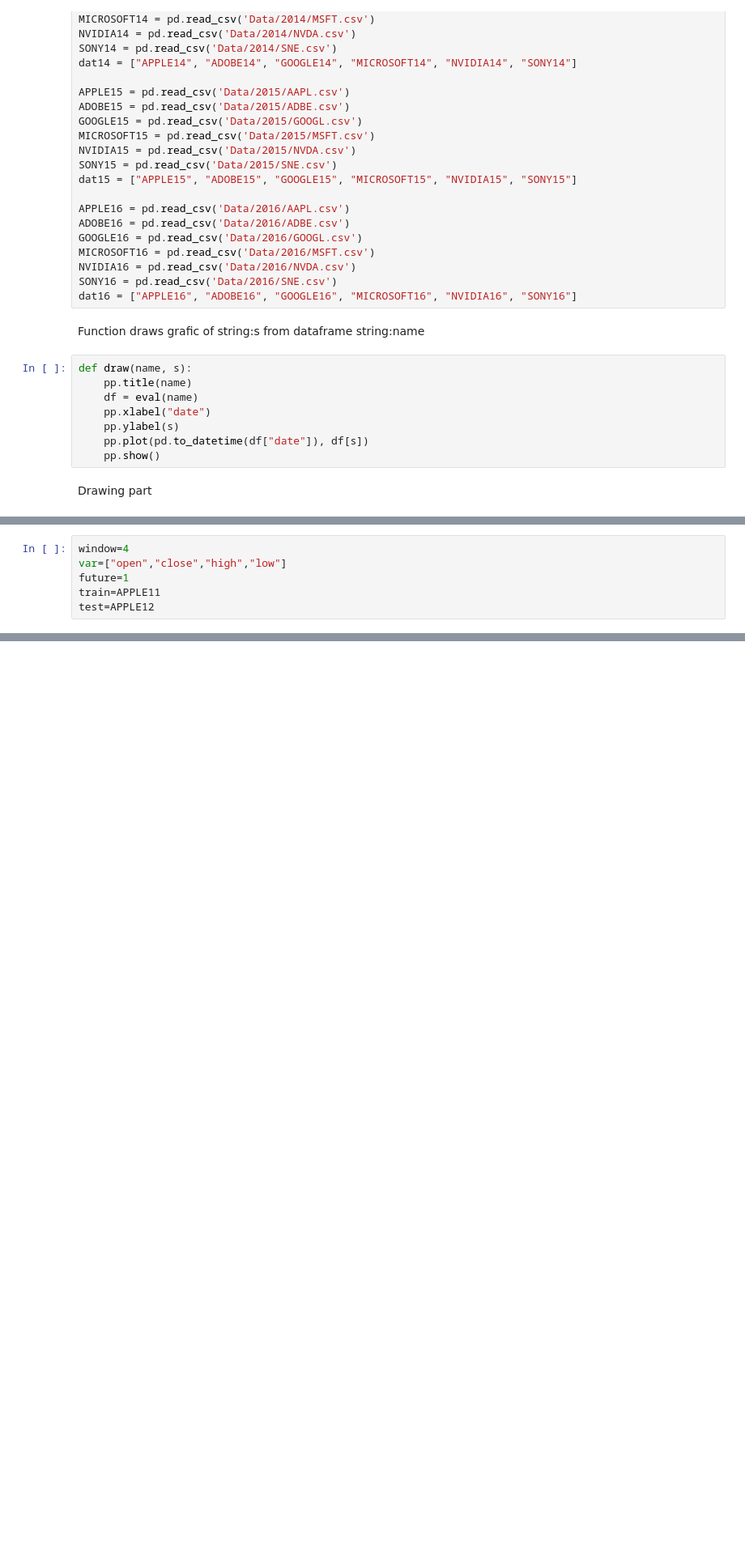
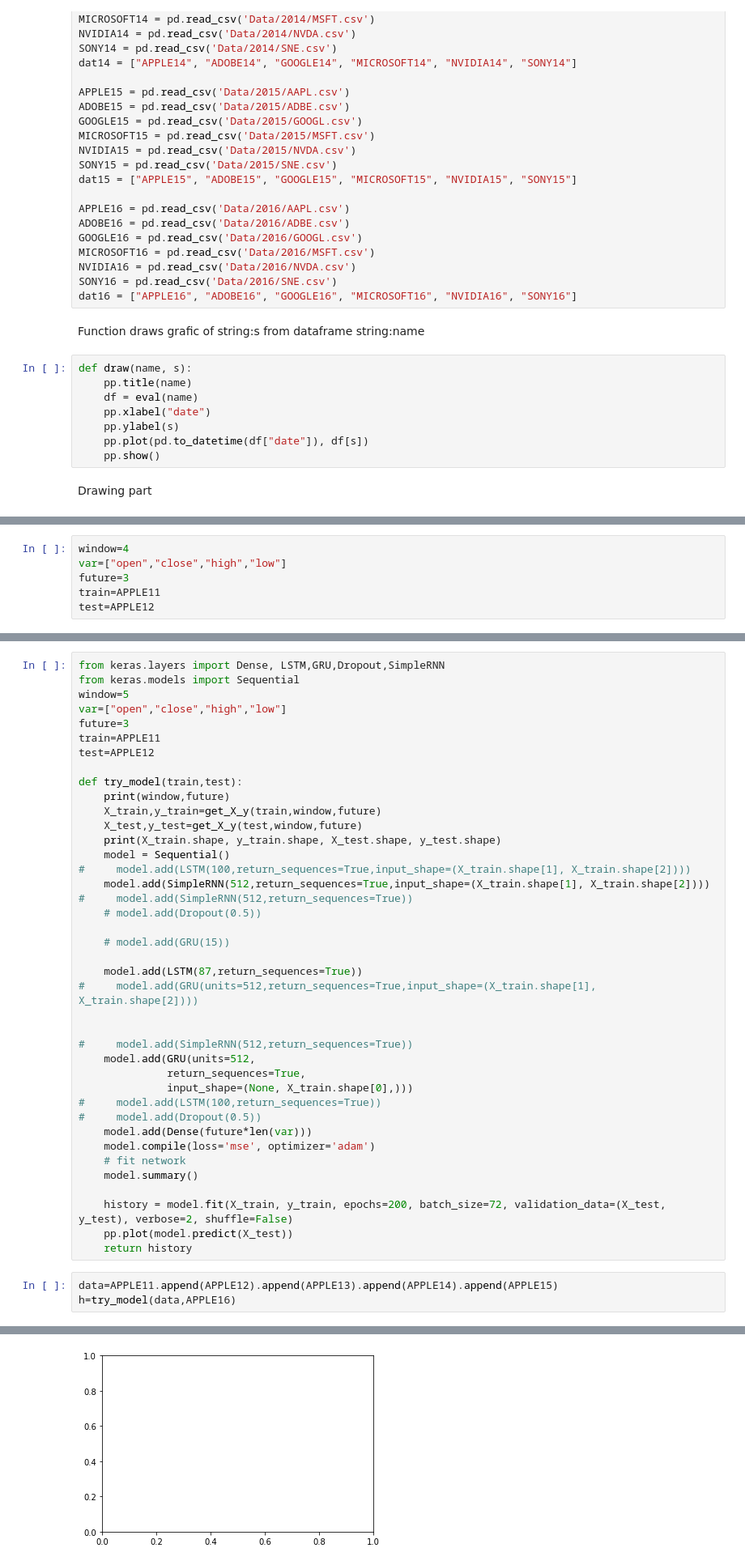
Before and after one commit to LastShekel/Stock-prediction, a Jupyter notebook: Main.ipynb, the cells around one changed output, grey strips where cells are left out. Shown at 81% size. Drawn from its saved outputs; the diff is of its cells as text; blank space fills up the shorter version.

```diff
--- a/Main.ipynb
+++ b/Main.ipynb
@@ -115,6 +108,6 @@ def series_to_supervised(data, n_in=1, n_out=1, dropnan=True):
 # %%
 window=4
 var=["open","close","high","low"]
-future=1
+future=3
 train=APPLE11
 test=APPLE12
@@ -162,0 +143,44 @@ Epoch 50/50
+# %%
+from keras.layers import Dense, LSTM,GRU,Dropout,SimpleRNN
+from keras.models import Sequential
+window=5
+var=["open","close","high","low"]
+future=3
+train=APPLE11
+test=APPLE12
+
+def try_model(train,test):
+    print(window,future)
+    X_train,y_train=get_X_y(train,window,future)
+    X_test,y_test=get_X_y(test,window,future)
+    print(X_train.shape, y_train.shape, X_test.shape, y_test.shape)
+    model = Sequential()
+#     model.add(LSTM(100,return_sequences=True,input_shape=(X_train.shape[1], X_train.shape[2])))
+    model.add(SimpleRNN(512,return_sequences=True,input_shape=(X_train.shape[1], X_train.shape[2])))
+#     model.add(SimpleRNN(512,return_sequences=True))
+    # model.add(Dropout(0.5))
+
+    # model.add(GRU(15))
+
+    model.add(LSTM(87,return_sequences=True))
+#     model.add(GRU(units=512,return_sequences=True,input_shape=(X_train.shape[1], X_train.shape[2])))
+
+
+#     model.add(SimpleRNN(512,return_sequences=True))
+    model.add(GRU(units=512,
+              return_sequences=True,
+              input_shape=(None, X_train.shape[0],)))
+#     model.add(LSTM(100,return_sequences=True))
+#     model.add(Dropout(0.5))
+    model.add(Dense(future*len(var)))
+    model.compile(loss='mse', optimizer='adam')
+    # fit network
+    model.summary()
+
+    history = model.fit(X_train, y_train, epochs=200, batch_size=72, validation_data=(X_test, y_test), verbose=2, shuffle=False)
+    pp.plot(model.predict(X_test))
+    return history
+# %%
+data=APPLE11.append(APPLE12).append(APPLE13).append(APPLE14).append(APPLE15)
+h=try_model(data,APPLE16)
+# %% [output]
@@ -163 +205,2 @@ Epoch 50/50
+[figure, added]
 # %%
```
Also changed, not shown: parts of 21 cells of this notebook, 1 other file.
